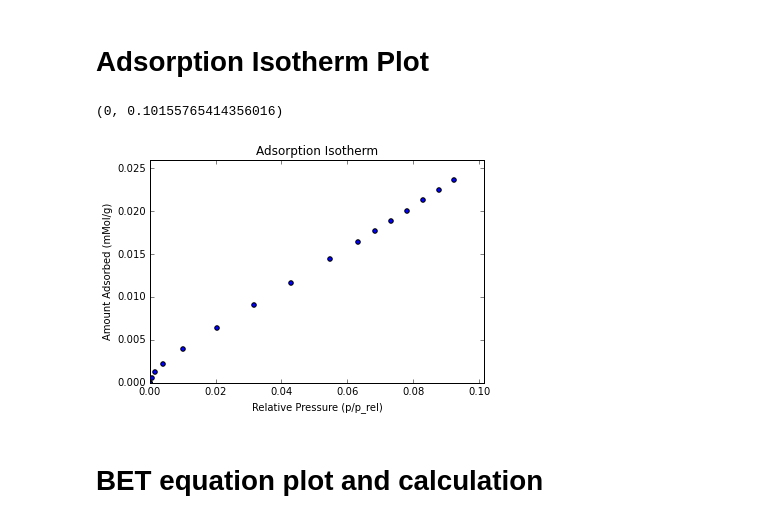
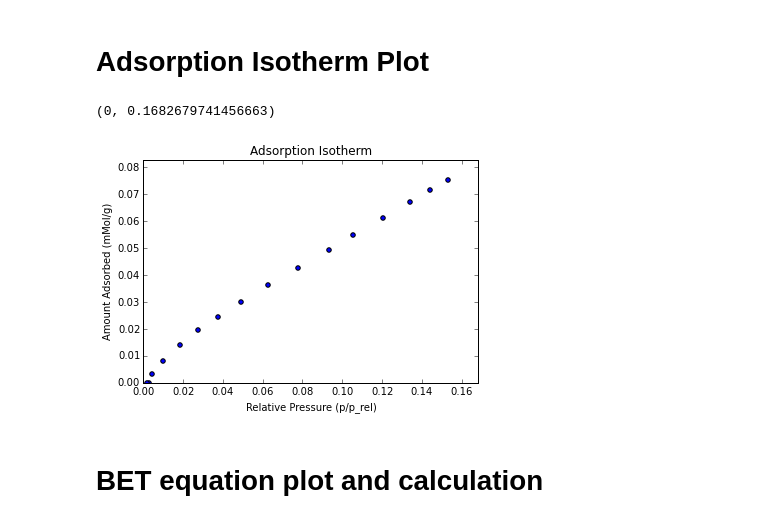
Before and after one commit to Fungie/PhD_scripts, a Jupyter notebook: Surface area calculation/Specific surface area calculation (with error).ipynb, the cells around one changed output. Saved outputs shown, nothing was run; the diff lists cells and outputs as text; code cells hidden in the pictures.

```diff
--- a/Surface area calculation/Specific surface area calculation (with error).ipynb
+++ b/Surface area calculation/Specific surface area calculation (with error).ipynb
@@ -112,3 +105,12 @@ p_sat = p_sat * 133.322 # mmHg to Pa
+# %%
+# Coeff for Octane
+c1=96.084
+c2=-7900.2
+c3=-11.003
+c4=0.00000718
+c5=2
+
+p_sat = np.exp(c1 + c2/T_av + c3*np.log(T_av) + c4 * np.power(T_av,c5))
 # %% [markdown]
 # Relative pressure, $p_{rel}$
 # %% [markdown]
@@ -120,16 +122,15 @@ p_rel = p_reindex / p_sat
 # %%
 plt.scatter(p_rel, n,label='Amount adsorbed')
 plt.title('Adsorption Isotherm')
 plt.xlabel('Relative Pressure (p/p_rel)')
 plt.ylabel('Amount Adsorbed (mMol/g)')
 x_max = max(p_rel) + (0.1 * max(p_rel))
 y_max = max(n) + (0.1 * max(n))
 plt.ylim(0,y_max)
 plt.xlim(0,x_max)
-plt.legend(loc='best')
 # %% [output]
-(0, 0.10155765414356016)
+(0, 0.1682679741456663)
-[figure, old version]
+[figure, new version]
 # %% [markdown]
 #  BET  equation plot and calculation
 # %% [markdown]
```
Also changed, not shown: parts of 11 cells of this notebook, 1 other file.
